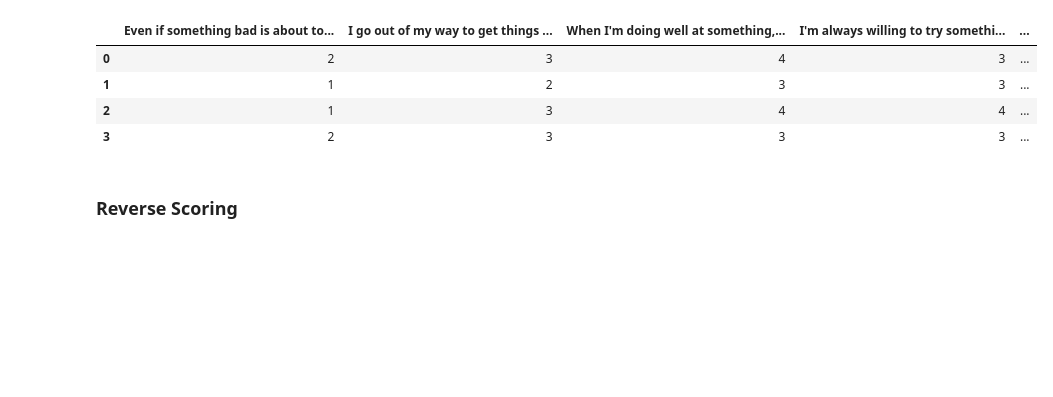
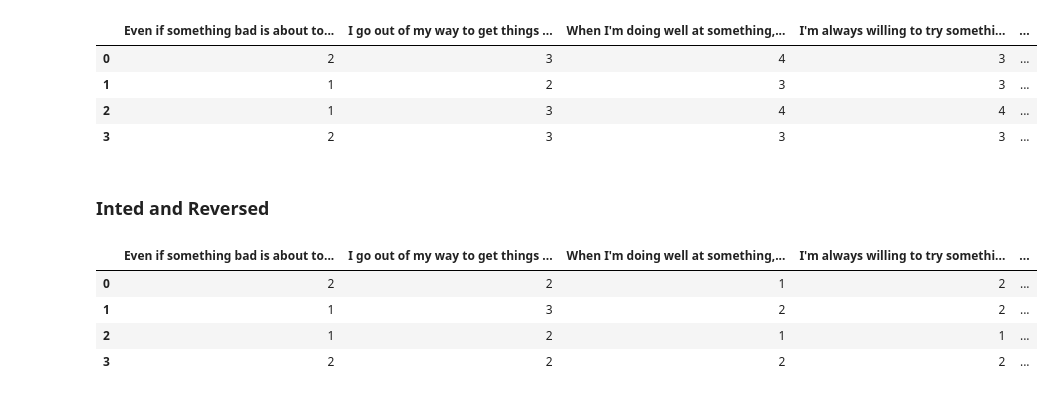
Before and after one commit to pavgreen9/EEGMANYLABS, a Jupyter notebook: Pandas Amodio Replication/Data Check.ipynb, the cells around one changed output. Saved outputs shown, nothing was run; the diff lists cells and outputs as text; code cells hidden in the pictures; blank space fills up the shorter version.

```diff
--- a/Pandas Amodio Replication/Data Check.ipynb
+++ b/Pandas Amodio Replication/Data Check.ipynb
@@ -714,6 +714,22 @@ dfsdo
 | 2 | 1 | 3 | 4 | 4 | ... |
 | 3 | 2 | 3 | 3 | 3 | ... |
 # %% [markdown]
-### Reverse Scoring
+### Inted and Reversed
 # %%
-dfsdo.iloc[:, 2
+map = {'1 = Very true for me': 1,
+       '2 = Somewhat true for me': 2,
+       '3 = Somewhat false for me': 3,
+       '4 = Very false for me': 4}
+
+dfsdo.replace(map, inplace=True)
+
+keep = [col for col in range(dfsdo.shape[1]) if col not in [0, 17]]
+dfsdo.iloc[:, keep] = 5 - dfsdo.iloc[:, keep]
+
+dfsdo
+# %% [output]
+|  | Even if something bad is about to... | I go out of my way to get things ... | When I'm doing well at something,... | I'm always willing to try somethi... | ... |
+| 0 | 2 | 2 | 1 | 2 | ... |
+| 1 | 1 | 3 | 2 | 2 | ... |
+| 2 | 1 | 2 | 1 | 1 | ... |
+| 3 | 2 | 2 | 2 | 2 | ... |
```
Also changed, not shown: parts of 3 cells of this notebook.
